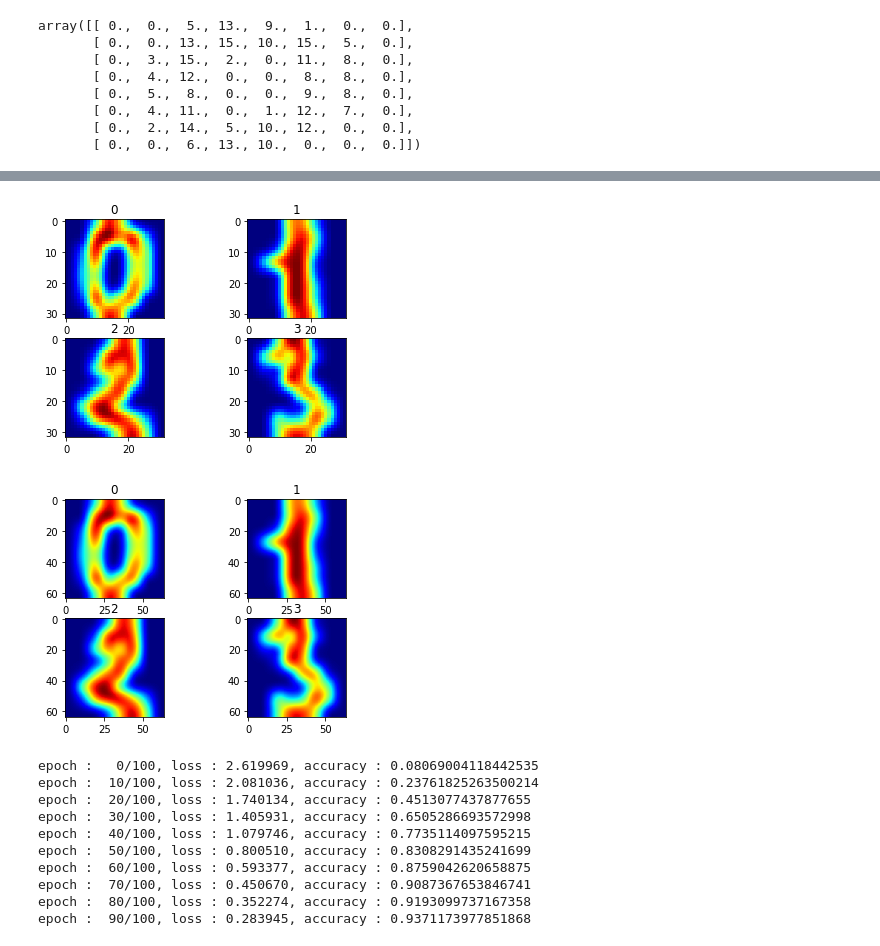
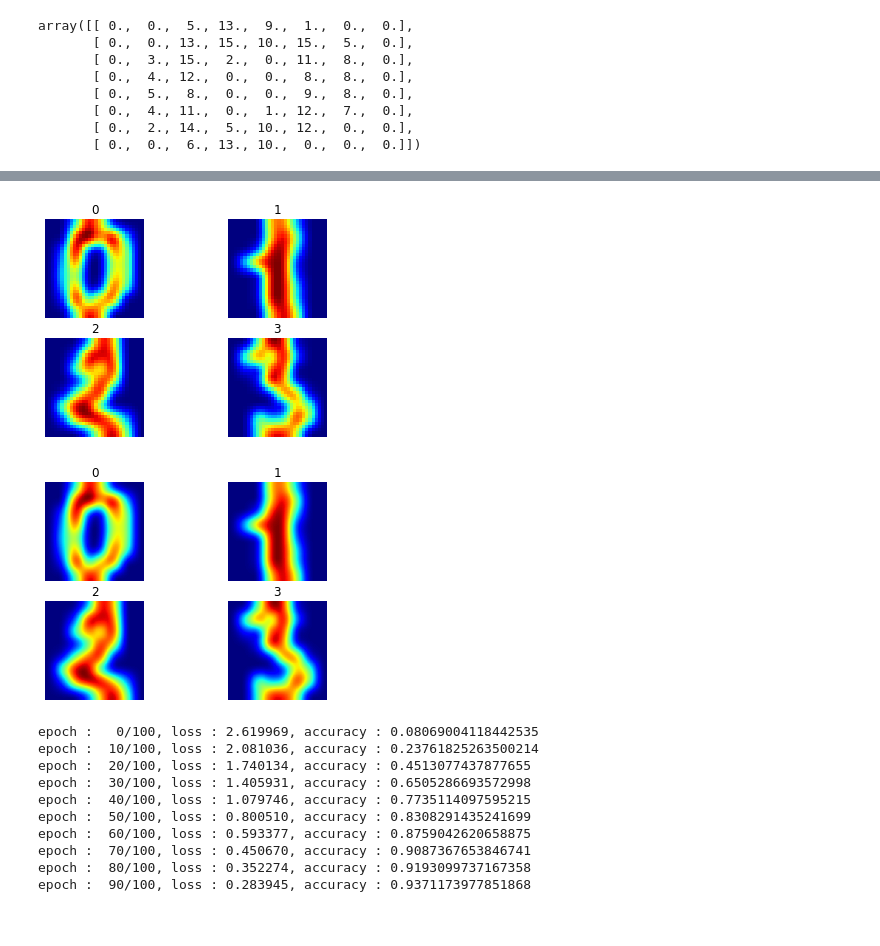
Before and after one commit to chi-hun/chi-hun, a Jupyter notebook: Untitled4.ipynb, the cells around one changed output, grey strips where cells are left out. Cells and saved outputs as stored; diff of their text form; code cells hidden in the pictures.

```diff
--- a/Untitled4.ipynb
+++ b/Untitled4.ipynb
@@ -1179,5 +1179,6 @@ for i in range(4):
     plt.subplot(2,2,i+1)
     plt.title(digits.target[i])
     plt.imshow(digits.images[i],cmap='jet')
+    plt.axis(False)
 plt.show()
 # %% [output]
@@ -1190,5 +1191,6 @@ for i in range(4):
     plt.subplot(2,2,i+1)
     plt.title(digits.target[i])
     plt.imshow(xxx[i].numpy().reshape(16,16),cmap='jet')
+    plt.axis(False)
 plt.show()
 # %% [output]
@@ -1198,12 +1200,13 @@ xxxx = tf.keras.layers.experimental.preprocessing.Resizing(32,32)(xxx)
 # %%
 import matplotlib.pyplot as plt
 for i in range(4):
     plt.subplot(2,2,i+1)
     plt.title(digits.target[i])
     plt.imshow(xxxx[i].numpy().reshape(32,32),cmap='jet')
+    plt.axis(False)
 plt.show()
 # %% [output]
-[figure, old version]
+[figure, new version]
 # %%
 xxxxx = tf.keras.layers.experimental.preprocessing.Resizing(64,64)(xxxx)
 # %%
@@ -1212,9 +1215,10 @@ for i in range(4):
     plt.subplot(2,2,i+1)
     plt.title(digits.target[i])
     plt.imshow(xxxxx[i].numpy().reshape(64,64),cmap='jet')
+    plt.axis(False)
 plt.show()
 # %% [output]
-[figure, old version]
+[figure, new version]
 # %%
 x = torch.FloatTensor(digits.images)
 y = torch.LongTensor(digits.target)
```
Also changed, not shown: parts of 79 cells of this notebook.
